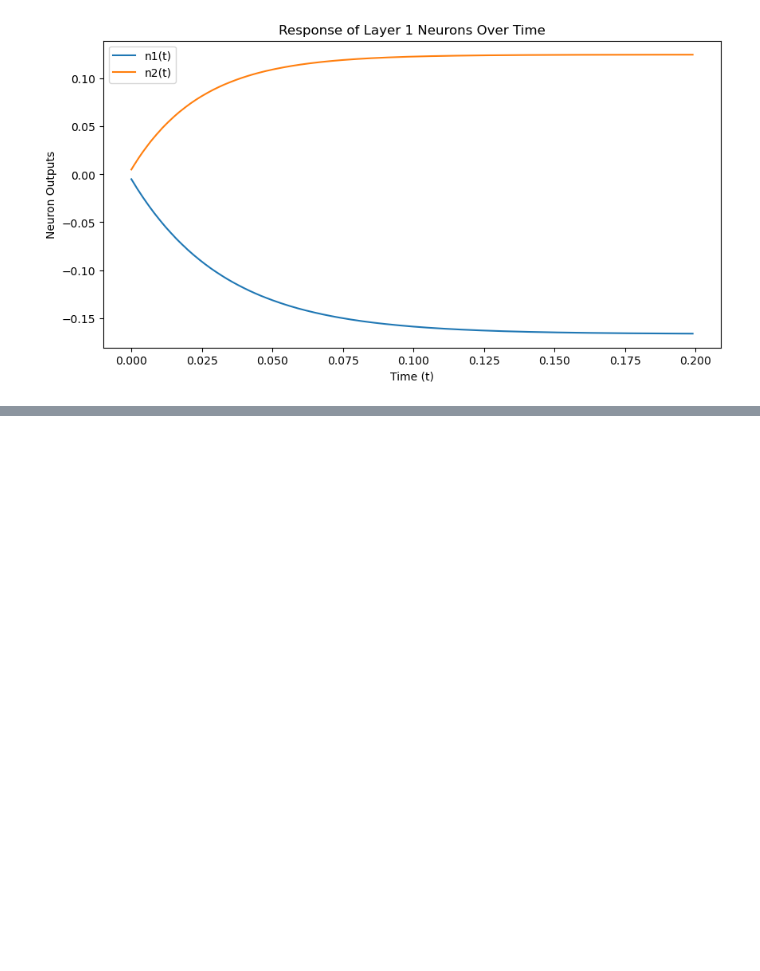
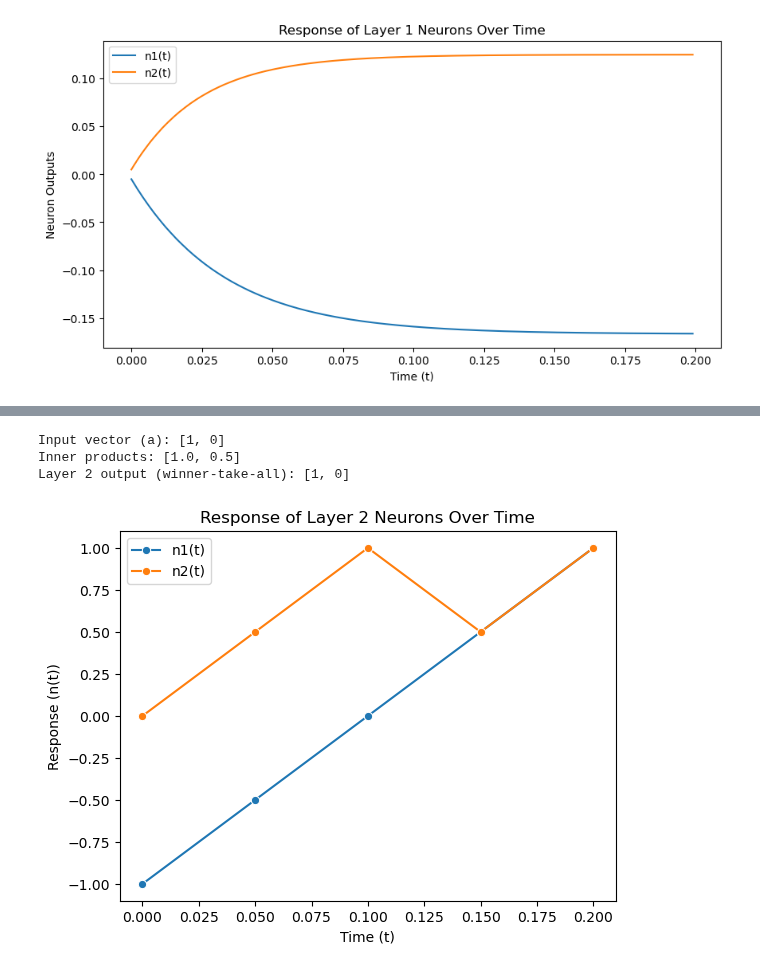
Before and after one commit to rocky115/DeepMythomatics, a Jupyter notebook: The_First_Chakra_Biswakarmaa/CHapter-5/Chapter5.1_The_Dadhi Sagar_Resonance.ipynb, the cells around one changed output, grey strips where cells are left out. Saved outputs shown, nothing was run; the diff lists cells and outputs as text; code cells hidden in the pictures; blank space fills up the shorter version.

```diff
--- a/The_First_Chakra_Biswakarmaa/CHapter-5/Chapter5.1_The_Dadhi Sagar_Resonance.ipynb
+++ b/The_First_Chakra_Biswakarmaa/CHapter-5/Chapter5.1_The_Dadhi Sagar_Resonance.ipynb
@@ -519,0 +632,52 @@ plt.show()
+# %%
+# Define the weight matrix W for the prototype patterns
+W = [
+    [1, 0.5],  # Weights for neuron 1
+    [0.5, 1]   # Weights for neuron 2
+]
+
+# Define the input vector a
+a = [1, 0]
+
+# Function to calculate the inner products and apply winner-take-all mechanism
+def layer2_output(W, a):
+    # Calculate inner products of input with each row in W manually
+    inner_products = [sum(W[i][j] * a[j] for j in range(len(a))) for i in range(len(W))]
+    # Find the index of the maximum inner product
+    max_value = max(inner_products)
+    winner_index = inner_products.index(max_value)
+    # Create an output array with 0s and set the output of the winning neuron to 1
+    output = [1 if i == winner_index else 0 for i in range(len(W))]
+    return output, inner_products
+
+# Get Layer 2 output
+output, inner_products = layer2_output(W, a)
+
+# Print results
+print("Input vector (a):", a)
+print("Inner products:", inner_products)
+print("Layer 2 output (winner-take-all):", output)
+
+# Plot the response of Layer 2 using Seaborn
+import seaborn as sns
+import matplotlib.pyplot as plt
+
+# Time values for the x-axis
+t_values = [0, 0.05, 0.1, 0.15, 0.2]
+# Response values for each neuron over time
+n1_values = [-1, -0.5, 0, 0.5, 1]
+n2_values = [0, 0.5, 1, 0.5, 1]
+
+# Plot using Seaborn
+sns.lineplot(x=t_values, y=n1_values, label="n1(t)", marker="o")
+sns.lineplot(x=t_values, y=n2_values, label="n2(t)", marker="o")
+plt.xlabel("Time (t)")
+plt.ylabel("Response (n(t))")
+plt.title("Response of Layer 2 Neurons Over Time")
+plt.legend()
+plt.show()
+# %% [output]
+Input vector (a): [1, 0]
+Inner products: [1.0, 0.5]
+Layer 2 output (winner-take-all): [1, 0]
+[figure, added]
```
Also changed, not shown: parts of 13 cells of this notebook.
